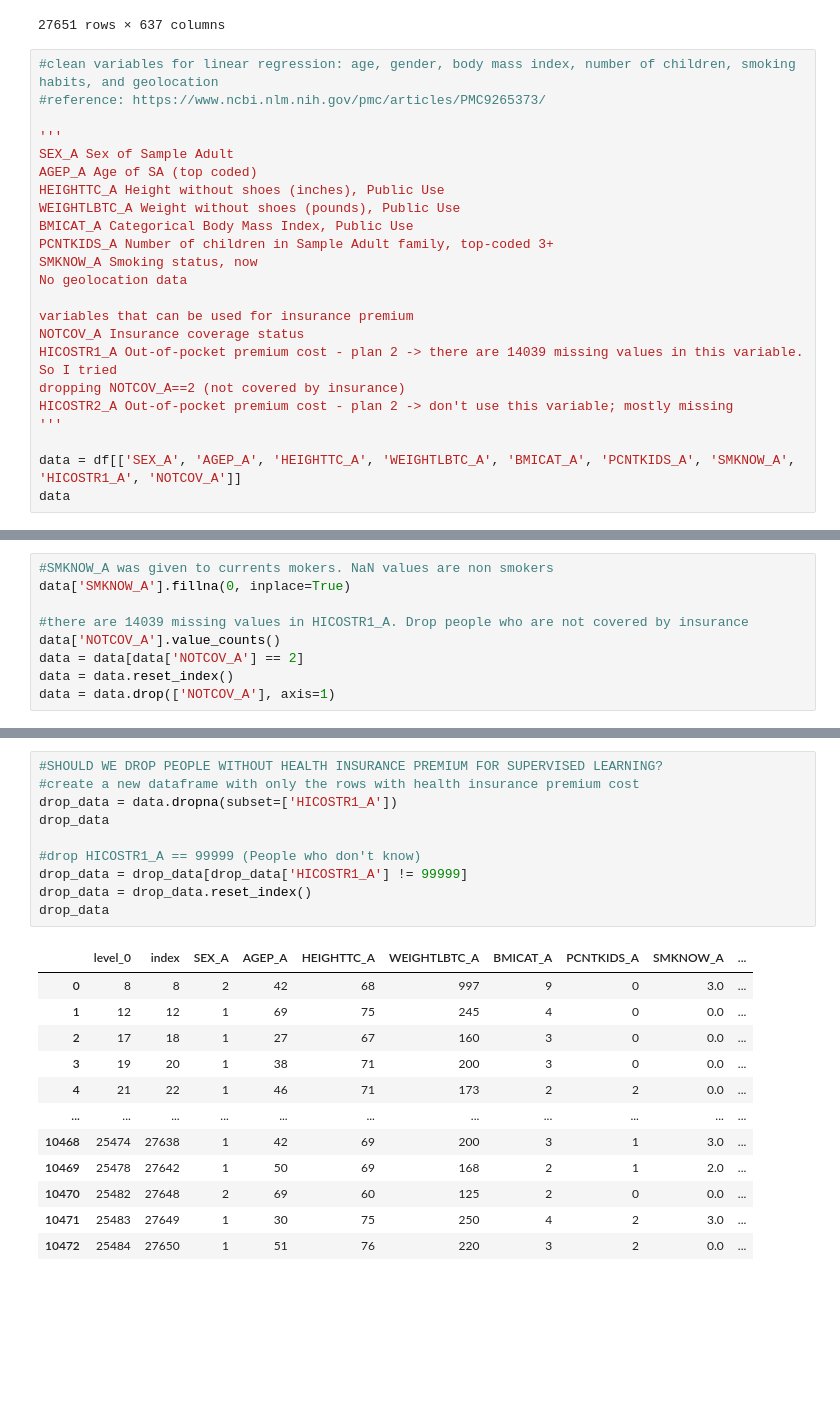
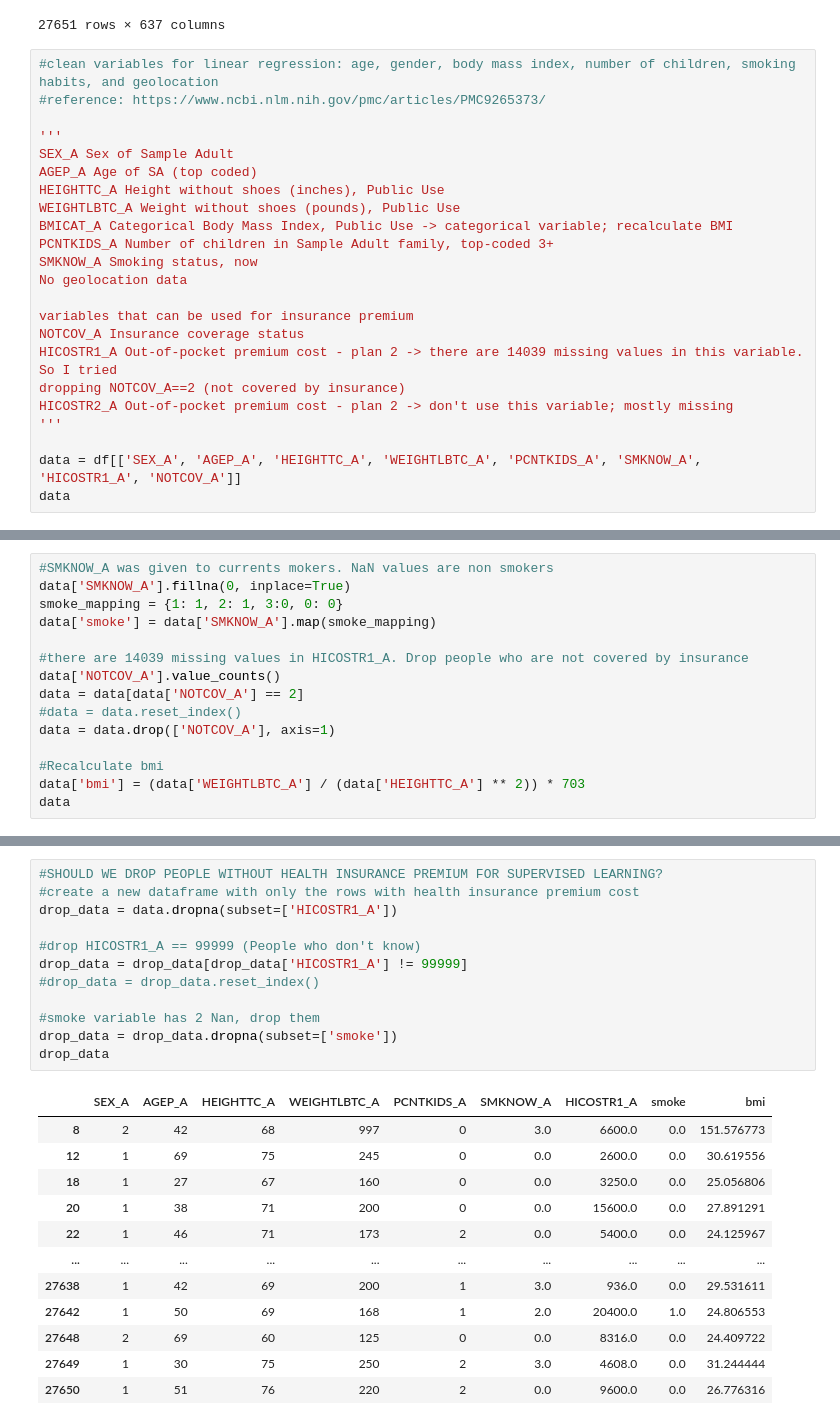
Before and after one commit to gPwls1025/Database_Systems_Summer_2023, a Jupyter notebook: Insurace_premium_price_prediction.ipynb, the cells around one changed output, grey strips where cells are left out. Drawn from its saved outputs; the diff is of its cells as text; blank space fills up the shorter version.

```diff
--- a/Insurace_premium_price_prediction.ipynb
+++ b/Insurace_premium_price_prediction.ipynb
@@ -38,7 +38,7 @@ SEX_A Sex of Sample Adult
 AGEP_A Age of SA (top coded)
 HEIGHTTC_A Height without shoes (inches), Public Use
 WEIGHTLBTC_A Weight without shoes (pounds), Public Use
-BMICAT_A Categorical Body Mass Index, Public Use
+BMICAT_A Categorical Body Mass Index, Public Use -> categorical variable; recalculate BMI
 PCNTKIDS_A Number of children in Sample Adult family, top-coded 3+
 SMKNOW_A Smoking status, now
 No geolocation data
@@ -50,6 +50,6 @@ dropping NOTCOV_A==2 (not covered by insurance)
 HICOSTR2_A Out-of-pocket premium cost - plan 2 -> don't use this variable; mostly missing
 '''
 
-data = df[['SEX_A', 'AGEP_A', 'HEIGHTTC_A', 'WEIGHTLBTC_A', 'BMICAT_A', 'PCNTKIDS_A', 'SMKNOW_A', 'HICOSTR1_A', 'NOTCOV_A']]
+data = df[['SEX_A', 'AGEP_A', 'HEIGHTTC_A', 'WEIGHTLBTC_A', 'PCNTKIDS_A', 'SMKNOW_A', 'HICOSTR1_A', 'NOTCOV_A']]
 data
 # %% [output]
@@ -83,12 +82,18 @@ dtype: int64
 # %%
 #SMKNOW_A was given to currents mokers. NaN values are non smokers
 data['SMKNOW_A'].fillna(0, inplace=True)
+smoke_mapping = {1: 1, 2: 1, 3:0, 0: 0}
+data['smoke'] = data['SMKNOW_A'].map(smoke_mapping)
 
 #there are 14039 missing values in HICOSTR1_A. Drop people who are not covered by insurance
 data['NOTCOV_A'].value_counts()
 data = data[data['NOTCOV_A'] == 2]
-data = data.reset_index()
+#data = data.reset_index()
 data = data.drop(['NOTCOV_A'], axis=1)
+
+#Recalculate bmi
+data['bmi'] = (data['WEIGHTLBTC_A'] / (data['HEIGHTTC_A'] ** 2)) * 703
+data
 # %% [output]
 A value is trying to be set on a copy of a slice from a DataFrame
 
@@ -97,23 +120,25 @@ See the caveats in the documentation: https://pandas.pydata.org/pandas-docs/stab
 # %%
 #SHOULD WE DROP PEOPLE WITHOUT HEALTH INSURANCE PREMIUM FOR SUPERVISED LEARNING?
 #create a new dataframe with only the rows with health insurance premium cost
 drop_data = data.dropna(subset=['HICOSTR1_A'])
-drop_data
 
 #drop HICOSTR1_A == 99999 (People who don't know)
 drop_data = drop_data[drop_data['HICOSTR1_A'] != 99999]
-drop_data = drop_data.reset_index()
+#drop_data = drop_data.reset_index()
+
+#smoke variable has 2 Nan, drop them
+drop_data = drop_data.dropna(subset=['smoke'])
 drop_data
 # %% [output]
-|  | level_0 | index | SEX_A | AGEP_A | HEIGHTTC_A | WEIGHTLBTC_A | BMICAT_A | PCNTKIDS_A | SMKNOW_A | ... |
-| 0 | 8 | 8 | 2 | 42 | 68 | 997 | 9 | 0 | 3.0 | ... |
-| 1 | 12 | 12 | 1 | 69 | 75 | 245 | 4 | 0 | 0.0 | ... |
-| 2 | 17 | 18 | 1 | 27 | 67 | 160 | 3 | 0 | 0.0 | ... |
-| 3 | 19 | 20 | 1 | 38 | 71 | 200 | 3 | 0 | 0.0 | ... |
-| 4 | 21 | 22 | 1 | 46 | 71 | 173 | 2 | 2 | 0.0 | ... |
-| ... | ... | ... | ... | ... | ... | ... | ... | ... | ... | ... |
-| 10468 | 25474 | 27638 | 1 | 42 | 69 | 200 | 3 | 1 | 3.0 | ... |
-| 10469 | 25478 | 27642 | 1 | 50 | 69 | 168 | 2 | 1 | 2.0 | ... |
-| 10470 | 25482 | 27648 | 2 | 69 | 60 | 125 | 2 | 0 | 0.0 | ... |
-| 10471 | 25483 | 27649 | 1 | 30 | 75 | 250 | 4 | 2 | 3.0 | ... |
-| 10472 | 25484 | 27650 | 1 | 51 | 76 | 220 | 3 | 2 | 0.0 | ... |
+|  | SEX_A | AGEP_A | HEIGHTTC_A | WEIGHTLBTC_A | PCNTKIDS_A | SMKNOW_A | HICOSTR1_A | smoke | bmi |
+| 8 | 2 | 42 | 68 | 997 | 0 | 3.0 | 6600.0 | 0.0 | 151.576773 |
+| 12 | 1 | 69 | 75 | 245 | 0 | 0.0 | 2600.0 | 0.0 | 30.619556 |
+| 18 | 1 | 27 | 67 | 160 | 0 | 0.0 | 3250.0 | 0.0 | 25.056806 |
+| 20 | 1 | 38 | 71 | 200 | 0 | 0.0 | 15600.0 | 0.0 | 27.891291 |
+| 22 | 1 | 46 | 71 | 173 | 2 | 0.0 | 5400.0 | 0.0 | 24.125967 |
+| ... | ... | ... | ... | ... | ... | ... | ... | ... | ... |
+| 27638 | 1 | 42 | 69 | 200 | 1 | 3.0 | 936.0 | 0.0 | 29.531611 |
+| 27642 | 1 | 50 | 69 | 168 | 1 | 2.0 | 20400.0 | 1.0 | 24.806553 |
+| 27648 | 2 | 69 | 60 | 125 | 0 | 0.0 | 8316.0 | 0.0 | 24.409722 |
+| 27649 | 1 | 30 | 75 | 250 | 2 | 3.0 | 4608.0 | 0.0 | 31.244444 |
+| 27650 | 1 | 51 | 76 | 220 | 2 | 0.0 | 9600.0 | 0.0 | 26.776316 |
```
Also changed, not shown: parts of 8 cells of this notebook.
